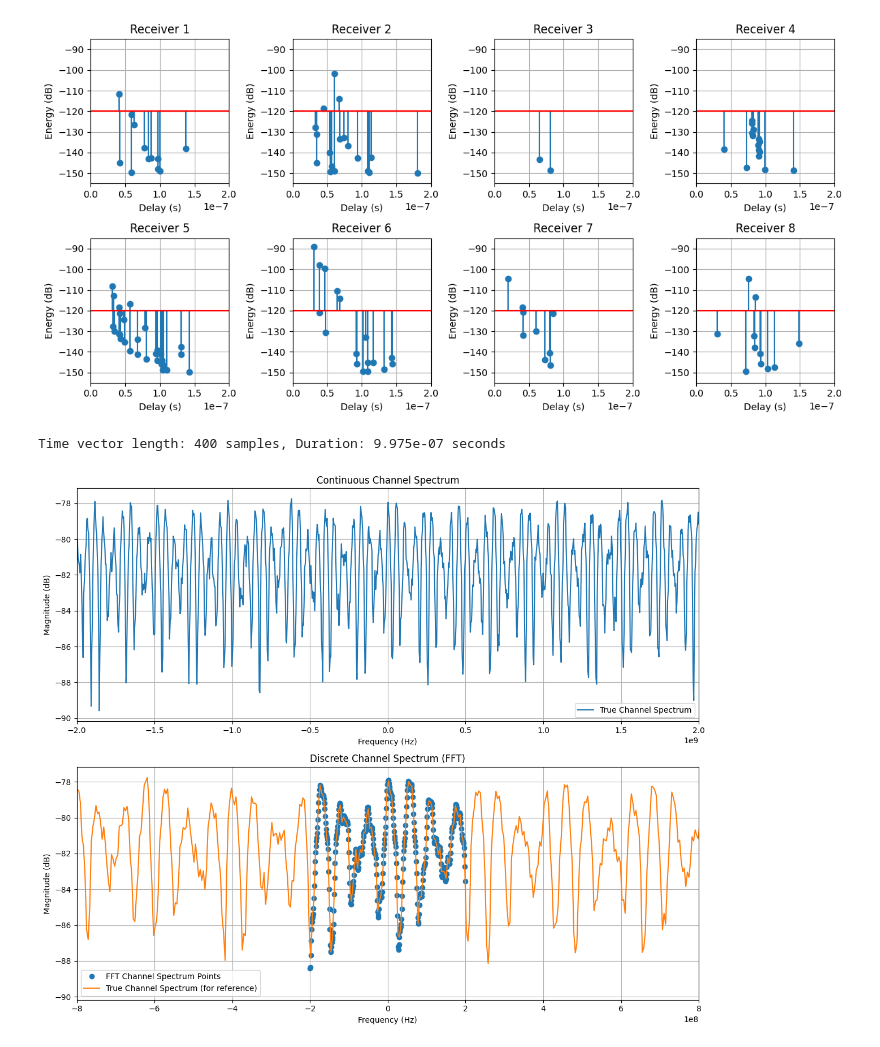
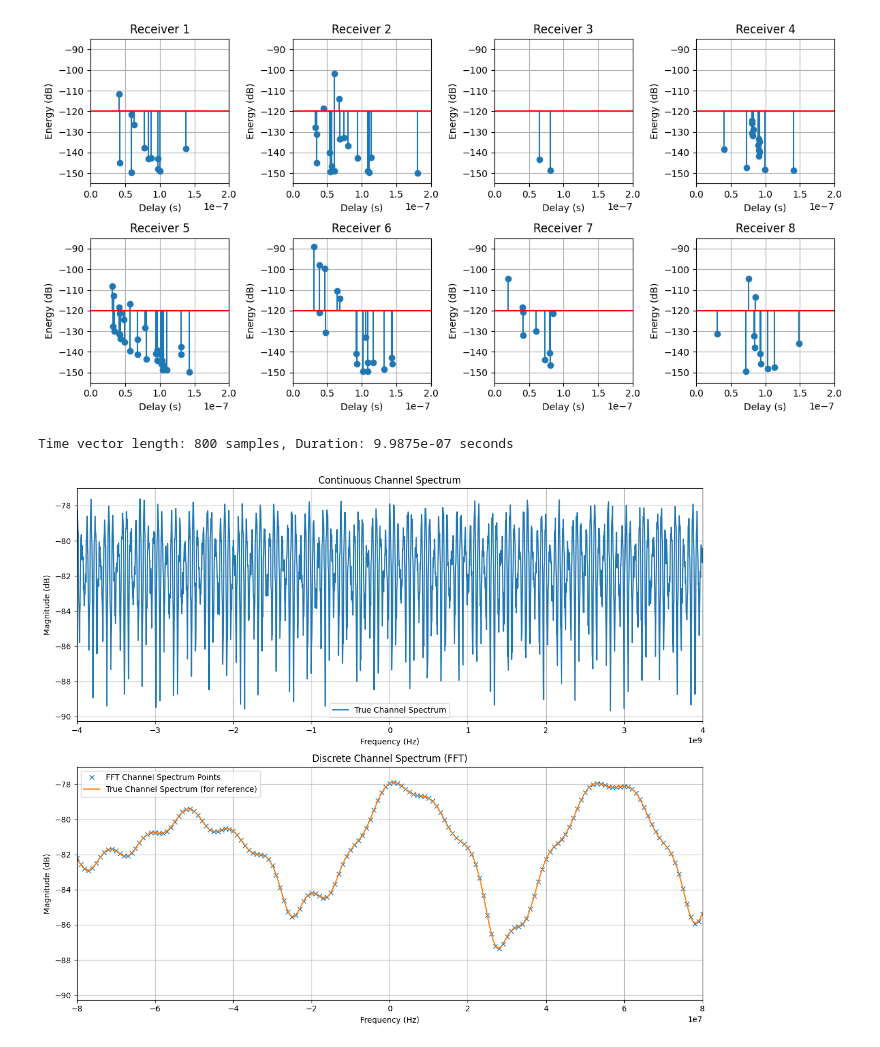
Before and after one commit to lraviart/RayTracing, a Jupyter notebook: Localization/SimpleReflexion2.ipynb, the cells around one changed output. Drawn from its saved outputs; the diff is of its cells as text; code cells hidden in the pictures.

```diff
--- a/Localization/SimpleReflexion2.ipynb
+++ b/Localization/SimpleReflexion2.ipynb
@@ -225,22 +225,22 @@ plt.tight_layout()
 # ## System parameters ###
 
 B = 100e6 # Bandwidth
-oversampling_factor = 4
-Fs = B * oversampling_factor # Sampling frequency (Nyquist rate)
+osr = 8
+Fs = B * osr # Sampling frequency (Nyquist rate)
 Ts = 1 / Fs # Time step
 
-N = 100 * oversampling_factor # Number of samples (adjusted for oversampling)
+N = 100 * osr # Number of samples (adjusted for oversampling)
 T = N * Ts
 t = np.linspace(0, T, N, endpoint=False)
 print(f"Time vector length: {len(t)} samples, Duration: {t[-1]} seconds")
 # %% [output]
-Time vector length: 400 samples, Duration: 9.975e-07 seconds
+Time vector length: 800 samples, Duration: 9.9875e-07 seconds
 # %%
 RX_idx = 0
 
 # Frequency axis
 f = np.fft.fftshift(np.fft.fftfreq(len(t), Ts))
-f_continuous = np.linspace(-10*(Fs/2), 10*(Fs/2), 1000) # Extended frequency range for continuous spectrum
+f_continuous = np.linspace(-10*(Fs/2), 10*(Fs/2), 1000*osr) # Extended frequency range for continuous spectrum
 
 # True spectrum of the channel (continuous)
 H_f = np.zeros(len(f_continuous), dtype=complex)
@@ -249,36 +249,36 @@ for i in range(len(a[RX_idx])):
 
 # Discrete spectrum with FFT
 H_fft = np.zeros(len(f), dtype=complex)
 for i in range(len(a[RX_idx])):
     H_fft += a[RX_idx][i] * np.exp(-1j * 2 * np.pi * f * tau[RX_idx][i])
 
 # Plotting
 fig, ax = plt.subplots(2, 1, figsize=(12, 10))
 
 # Continuous spectrum
 ax[0].plot(f_continuous, 20*np.log10(np.abs(H_f)), label='True Channel Spectrum')
 ax[0].set_title("Continuous Channel Spectrum")
 ax[0].set_xlabel("Frequency (Hz)")
 ax[0].set_ylabel("Magnitude (dB)")
 ax[0].set_xlim(-10*(Fs/2), 10*(Fs/2))
 
 # Discrete spectrum
 # ax[1].stem(f, 20*np.log10(np.abs(H_fft)), basefmt=" ", label='FFT Channel Spectrum', bottom=-83)
-ax[1].plot(f, 20*np.log10(np.abs(H_fft)), 'o', label='FFT Channel Spectrum Points')
+ax[1].plot(f, 20*np.log10(np.abs(H_fft)), 'x', label='FFT Channel Spectrum Points')
 ax[1].plot(f_continuous, 20*np.log10(np.abs(H_f)), label='True Channel Spectrum (for reference)')
 ax[1].set_title("Discrete Channel Spectrum (FFT)")
 ax[1].set_xlabel("Frequency (Hz)")
 ax[1].set_ylabel("Magnitude (dB)")
-ax[1].set_xlim(-4*(Fs/2), 4*(Fs/2))
+ax[1].set_xlim(-0.2*(Fs/2), 0.2*(Fs/2))
 
 for a_ in ax:
     a_.grid()
     a_.legend()
 
 fig.tight_layout()
 plt.show()
 # %% [output]
-[figure, old version]
+[figure, new version]
 # %%
 h_time = np.zeros(N, dtype=complex)
 for i in range(len(a[RX_idx])):
```
Also changed, not shown: parts of 17 cells of this notebook, 4 other files.
